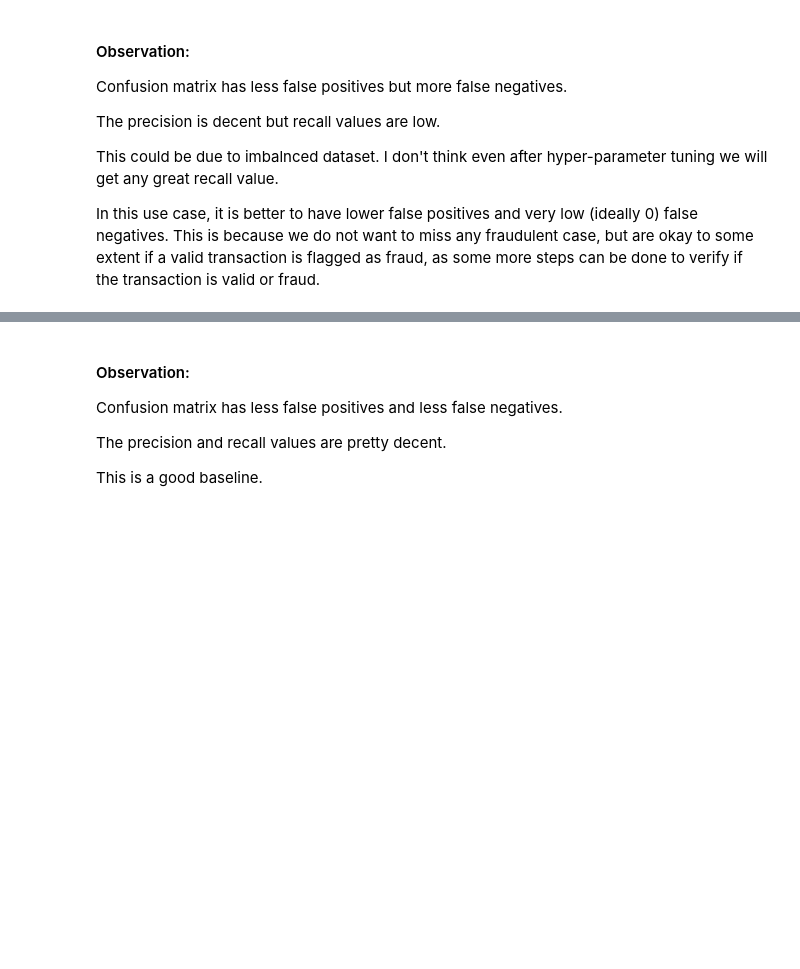
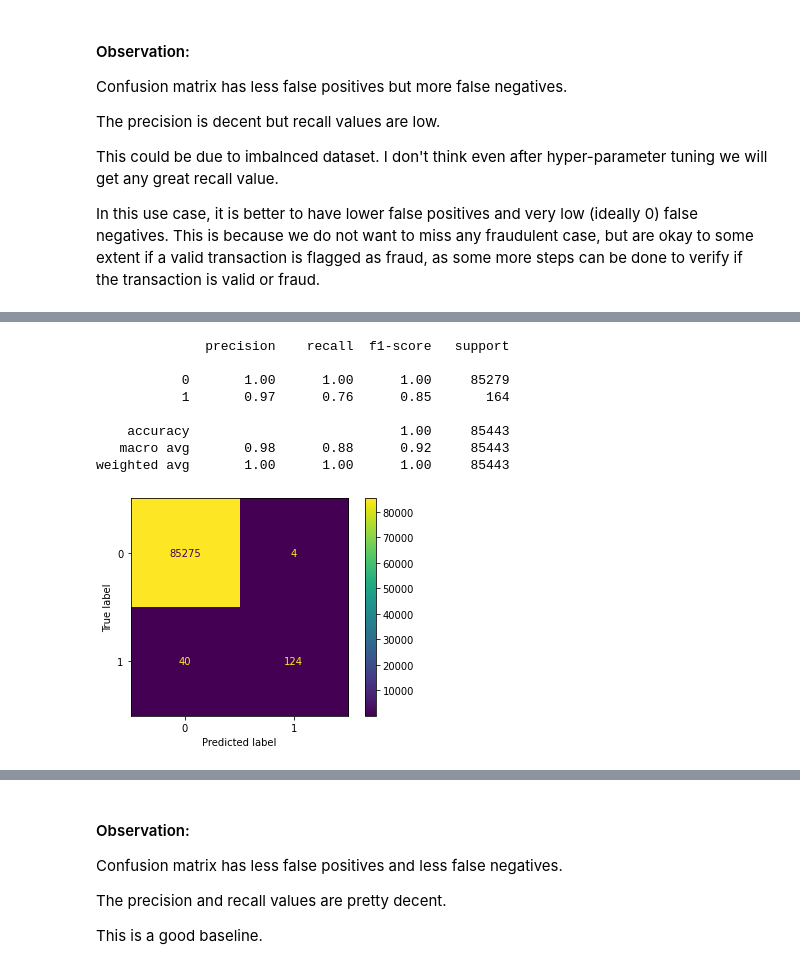
Before and after one commit to PadmakarDeshpande/ML_projects, a Jupyter notebook: Credit_Card_Fraud_Detection/Code.ipynb, the cells around one changed output, grey strips where cells are left out. Cells and saved outputs as stored; diff of their text form; code cells hidden in the pictures; blank space fills up the shorter version.

```diff
--- a/Credit_Card_Fraud_Detection/Code.ipynb
+++ b/Credit_Card_Fraud_Detection/Code.ipynb
@@ -216,0 +281,15 @@ weighted avg       1.00      1.00      1.00     85443
+# %%
+print(classification_report(y_test, y_pred))
+
+cm = confusion_matrix(y_test, y_pred)
+cmd = ConfusionMatrixDisplay(cm).plot()
+# %% [output]
+              precision    recall  f1-score   support
+
+           0       1.00      1.00      1.00     85279
+           1       0.97      0.76      0.85       164
+
+    accuracy                           1.00     85443
+   macro avg       0.98      0.88      0.92     85443
+weighted avg       1.00      1.00      1.00     85443
+[figure, added]
```
Also changed, not shown: parts of 59 cells of this notebook.
